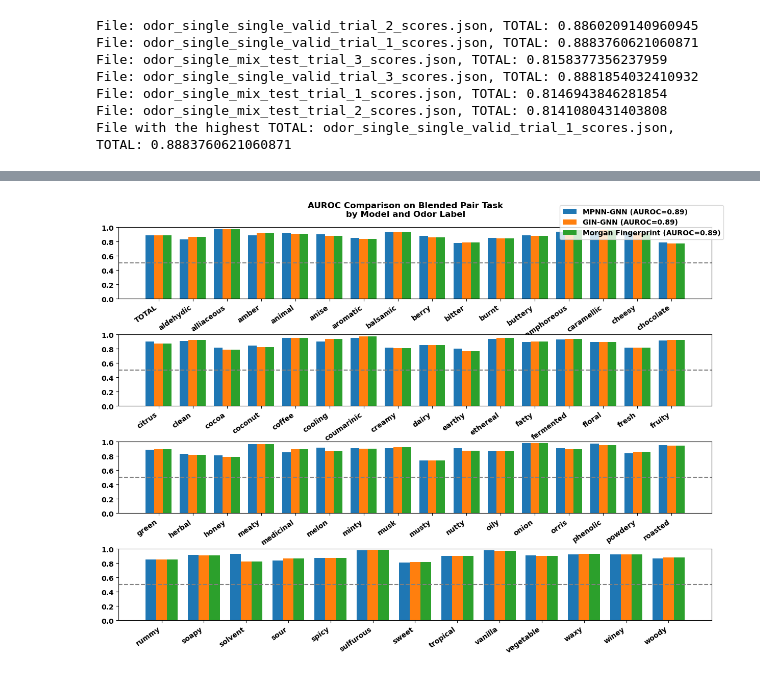
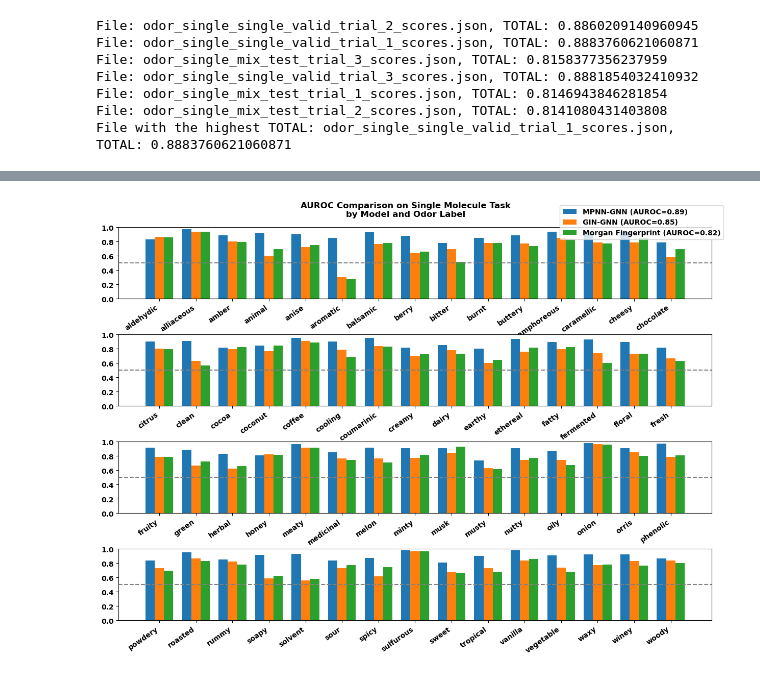
Before and after one commit to odor-pair/odor-pair, a Jupyter notebook: charts/scoring.ipynb, the cells around one changed output, grey strips where cells are left out. Saved outputs shown, nothing was run; the diff lists cells and outputs as text; code cells hidden in the pictures.

Commit message:
Baseline + GIN data for single prediction

```diff
--- a/charts/scoring.ipynb
+++ b/charts/scoring.ipynb
@@ -65,7 +65,8 @@ import matplotlib.pyplot as plt
 import numpy as np
 
 
-def make_multi_row_performance(fname,aurocs,df,rows,hspace=.5):
+def make_multi_row_performance(task,fname,aurocs,df,rows,hspace=.5):
+    df = df.copy(deep=True).drop(['TOTAL'], axis=1, errors='ignore')
     counter_per_row = int(np.ceil(len(df.columns)/rows))
     fig, axs = utils.standard_fig_ax(x=rows)
     fig.subplots_adjust(hspace=hspace)  # Increase vertical spacing
@@ -91,11 +92,11 @@ def make_multi_row_performance(fname,aurocs,df,rows,hspace=.5):
     labels = [f"{m} (AUROC={aurocs[m]:.2f})" for m in df.index]
     legend = plt.figlegend(handles, labels, bbox_to_anchor=(.72,.83,.2,.1))
 
-    plt.suptitle("AUROC Comparison on Blended Pair Task\nby Model and Odor Label",y=.93)
+    plt.suptitle(f"AUROC Comparison on {task} Task\nby Model and Odor Label",y=.93)
     fig.set_size_inches(15,10)
     utils.save_figures(fname,fig)
     plt.show()
 
 aurocs = {m:calc_micro_average(m) for m in sorted_df.index}
-make_multi_row_performance("pairall_3rows",aurocs, sorted_df,3)
+make_multi_row_performance("Blend Pair","pairall_3rows",aurocs, sorted_df,3)
 # %% [output]
@@ -164,4 +170,4 @@ dict_keys(['TOTAL', 'aldehydic', 'alliaceous', 'amber', 'animal', 'anise', 'arom
 # %%
-make_multi_row_performance("singleall_4rows",aurocs, sorted_df,4)
+make_multi_row_performance("Single Molecule","singleall_4rows",aurocs, sorted_df,4)
 # %% [output]
-[figure, old version]
+[figure, new version]
```
Also changed, not shown: parts of 7 cells of this notebook, 58 other files.
